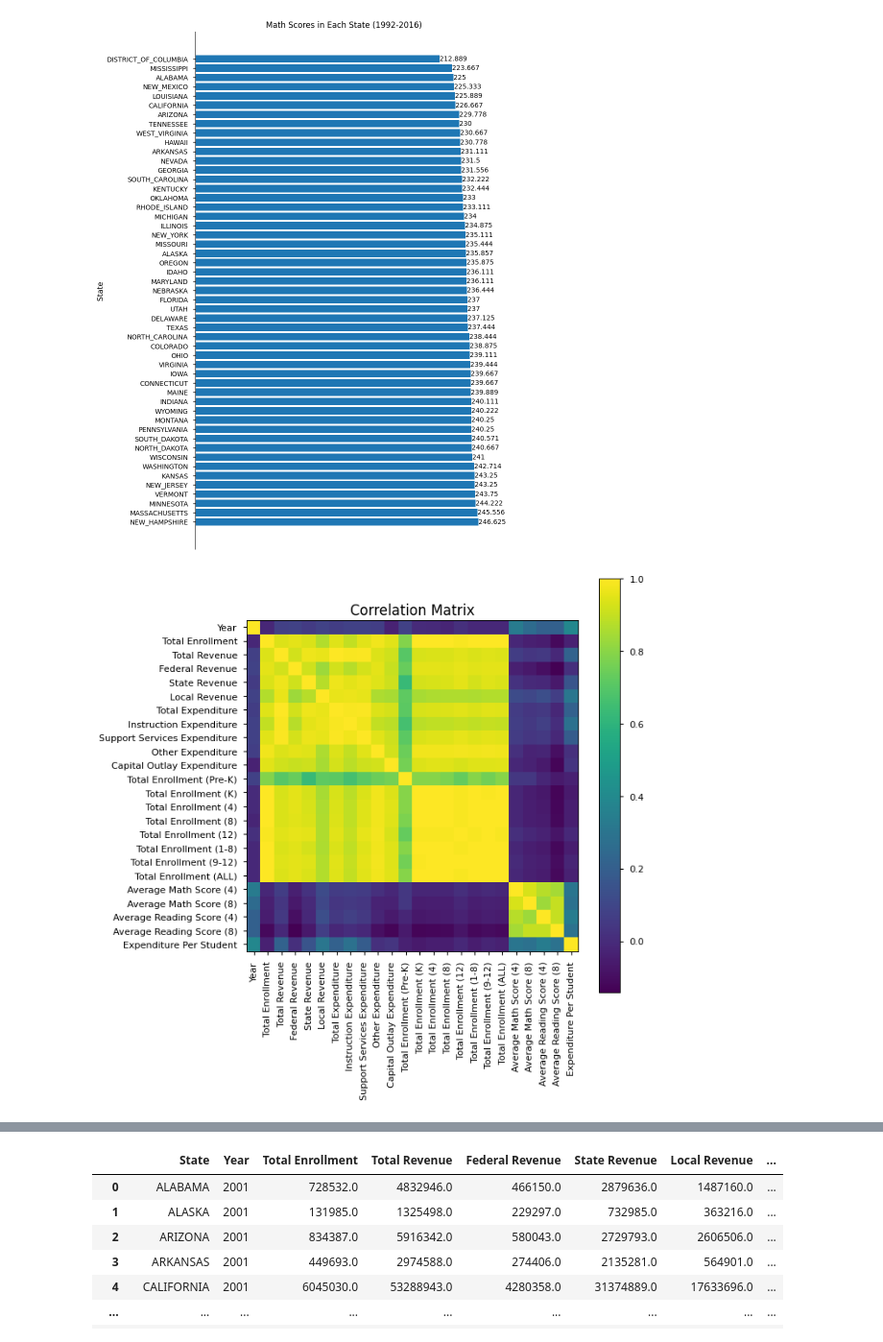
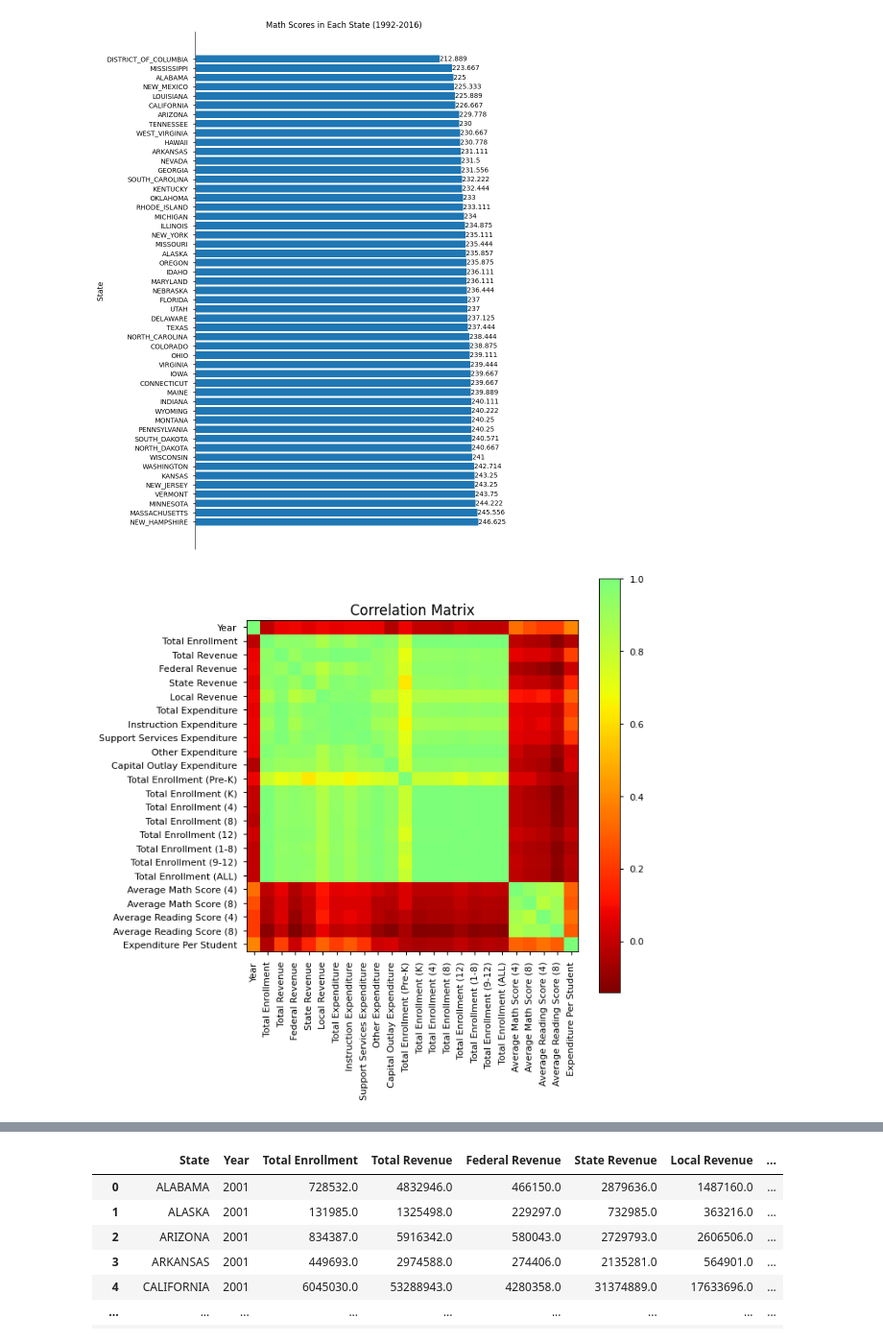
Before and after one commit to connorpobrien/Education-Trends, a Jupyter notebook: DATA301-Project AndrewM.ipynb, the cells around one changed output, grey strips where cells are left out. Shown at 96% size. Drawn from its saved outputs; the diff is of its cells as text; code cells hidden in the pictures.

```diff
--- a/DATA301-Project AndrewM.ipynb
+++ b/DATA301-Project AndrewM.ipynb
@@ -132,34 +133,41 @@ plt.show()
 # %% [output]
 [figure]
 # %%
+def truncate_colormap(cmap, minval=0.0, maxval=1.0, n=100):
+    new_cmap = colors.LinearSegmentedColormap.from_list(
+        'trunc({n},{a:.2f},{b:.2f})'.format(n=cmap.name, a=minval, b=maxval),
+        cmap(np.linspace(minval, maxval, n)))
+    return new_cmap
+
 #Exploring Correlations Between Variables
 CorrelationEducation = Education_ByStateCleaned
 
 #Create Expenditure By Student
 # CorrelationEducation['Expenditure Per Student'] = CorrelationEducation['Instruction Expenditure'] / CorrelationEducation['Total Enrollment']
 CorrelationEducation = CorrelationEducation.drop(['State'], axis = 1)
 CorrelationEducation = CorrelationEducation[
     pd.notna(CorrelationEducation['Average Math Score (4)']) & pd.notna(CorrelationEducation['Average Math Score (8)'])]
 
 
 # Scaling data
 Scaler = StandardScaler()
 Scaler.fit(CorrelationEducation)
 CorrelationEducation = pd.DataFrame(Scaler.transform(CorrelationEducation),
         columns= CorrelationEducation.columns)
 
 #Creating Correlation Matrix
 corr = CorrelationEducation.dropna().corr()
 plt.figure(num=None, figsize=(8, 8), dpi=80, facecolor='w', edgecolor='k')
-corrMat = plt.matshow(corr, fignum = 1)
+col_map = truncate_colormap(plt.get_cmap('jet'), 1, .5)
+corrMat = plt.matshow(corr, cmap= col_map,fignum = 1)
 plt.xticks(range(len(corr.columns)), corr.columns, rotation=90)
 plt.yticks(range(len(corr.columns)), corr.columns)
 plt.gca().xaxis.tick_bottom()
 plt.colorbar(corrMat)
 plt.title(f'Correlation Matrix', fontsize=15)
 plt.show()
 
 #Selecting Certain Correlations From The Matrix
 CorrelationEducation['Capital Outlay Expenditure'].corr(CorrelationEducation['Average Reading Score (8)'])
 # %% [output]
-[figure, old version]
+[figure, new version]
```
Also changed, not shown: parts of 14 cells of this notebook.
